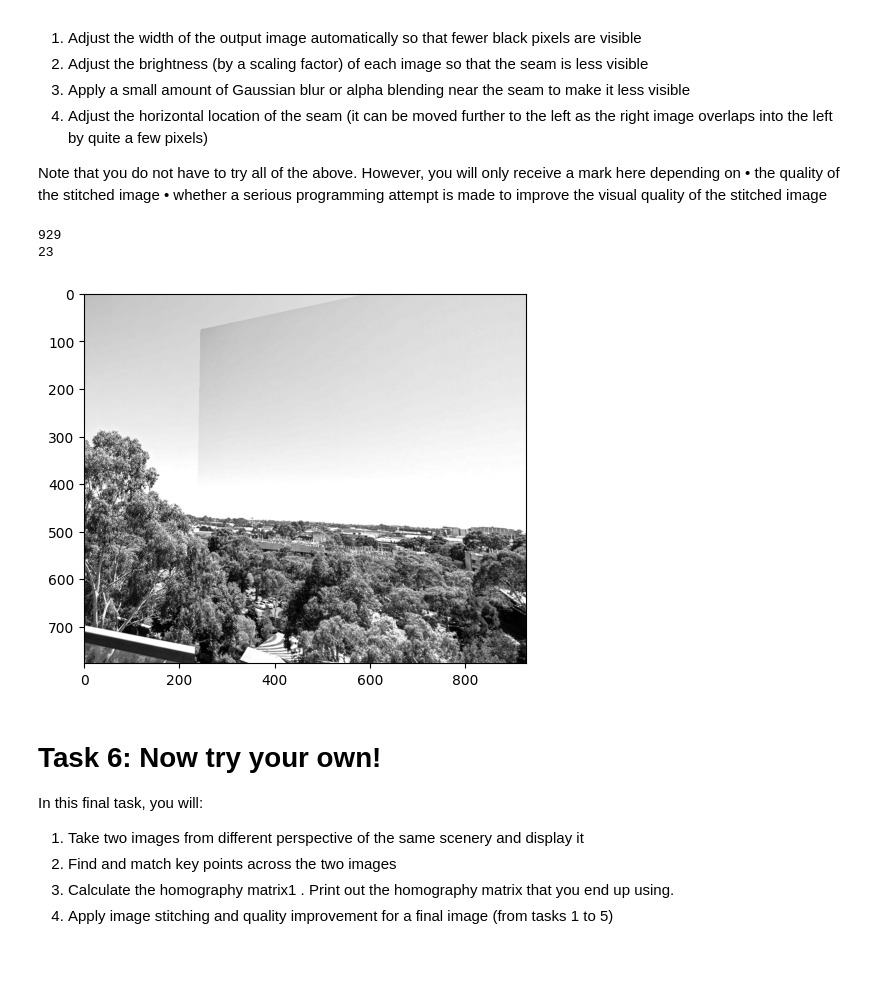
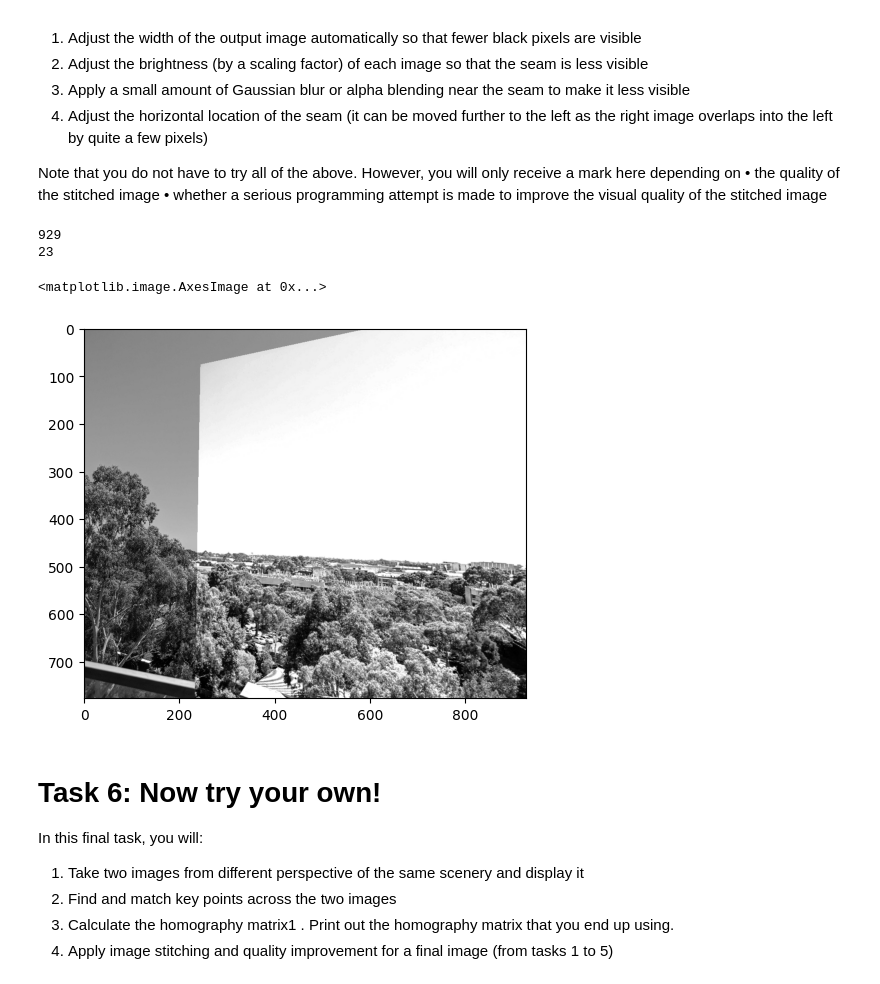
Before and after one commit to jame-slatta/ECE4076_2026, a Jupyter notebook: Lab02/Lab2_student_template.ipynb, the cells around one changed output. Saved outputs shown, nothing was run; the diff lists cells and outputs as text; code cells hidden in the pictures.

Commit message:
Created stitch function, brightness scaling

```diff
--- a/Lab02/Lab2_student_template.ipynb
+++ b/Lab02/Lab2_student_template.ipynb
@@ -210,43 +211,46 @@ Note that you do not have to try all of the above. However, you will only receiv
 • whether a serious programming attempt is made to improve the visual quality of the stitched image
 # %%
 # Write your code here
+
+# The right image appears darker: scale the brightness of the right image and then stitch the images together again
+brightness_scale = 1.00005
+img_right = np.clip(img_right * brightness_scale, 0, 255).astype(np.uint8)
+cropped_img = stitch_images(img_left, img_right, homography)
 
 # loops through each column looking for the first full non-zero column and crops the image at that point
 # Output
 # x - int: the value of the full non-zero column
 def find_col():
      for x in range(new_img.shape[1] - 1, 0, -1):
           col = new_img[:, x]
           if (col != 0).all():
                return x
 
 # loops through each row looking for the first full non-zero row and crops the image at that point
 # Output
 # y - int: the value of the full non-zero row
 def find_row():
      for y in range(0, new_img.shape[0] - 1, 1):
           row = new_img[y, :new_img.shape[0] - 1]
           if (row != 0).all():
                return y
 
 x_bound = find_col()
 y_bound = find_row()
 
 print(x_bound)
 print(y_bound)
 
 #array slicing to crop image by the above bounds
-cropped_img = new_img[y_bound:, :x_bound, :]
+cropped_img = cropped_img[y_bound:, :x_bound, :]
 
 # adjust brightness
-brightness_factor = 1.5
-cropped_img = np.clip(cropped_img * brightness_factor, 0, 255).astype(np.uint8)
 plt.imshow(cropped_img)
-plt.show()
 # %% [output]
 929
 23
+<matplotlib.image.AxesImage at 0x...>
-[figure, old version]
+[figure, new version]
 # %%
 # Show results here
 # %% [markdown]
```
Also changed, not shown: parts of 2 cells of this notebook.
